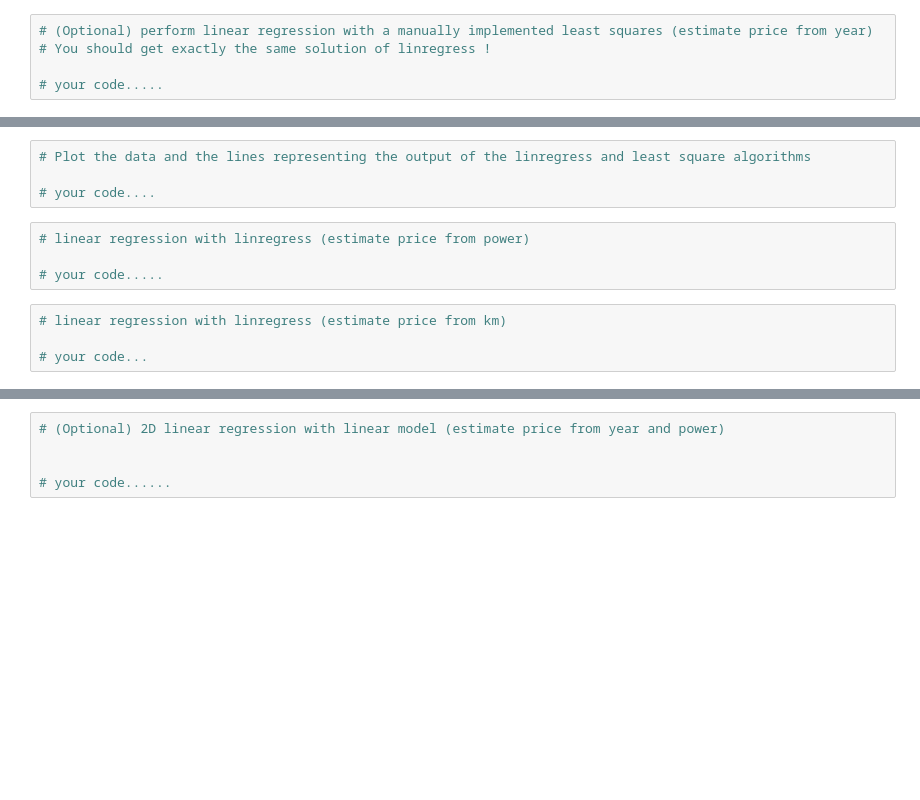
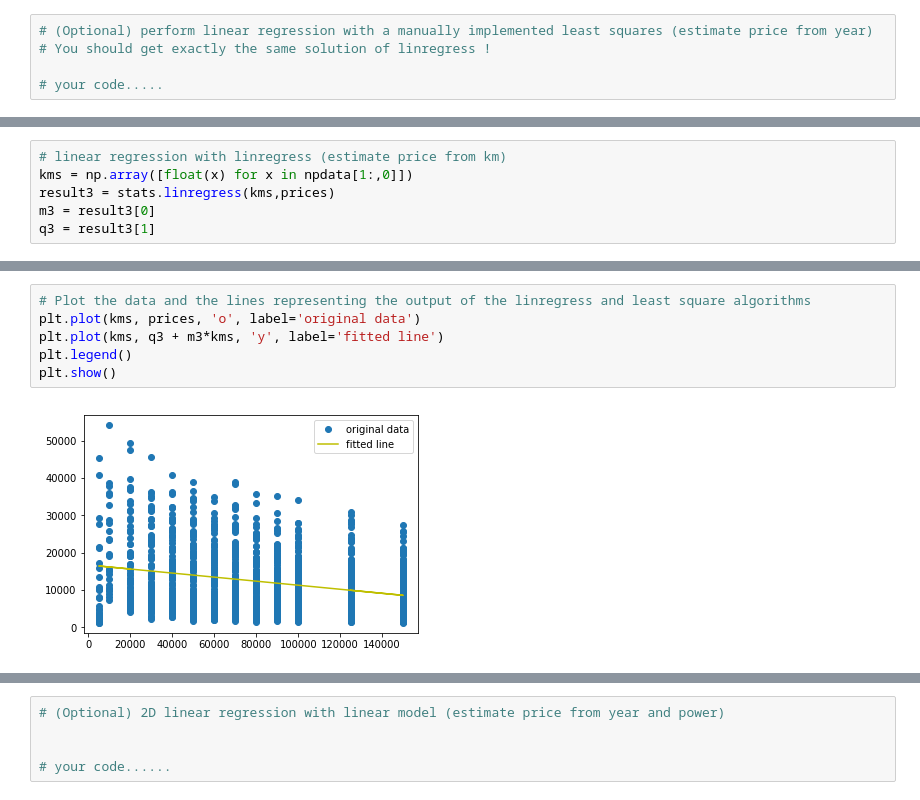
Before and after one commit to FilippoD99/MLlab, a Jupyter notebook: Lab 0 Intro to Python-20261020/Lab 0 assignment.ipynb, the cells around one changed output, grey strips where cells are left out. Drawn from its saved outputs; the diff is of its cells as text; blank space fills up the shorter version.

```diff
--- a/Lab 0 Intro to Python-20261020/Lab 0 assignment.ipynb
+++ b/Lab 0 Intro to Python-20261020/Lab 0 assignment.ipynb
@@ -50,0 +110,6 @@ You can make a simple 1D regression from each one of the parameters independentl
+# %%
+# linear regression with linregress (estimate price from km)
+kms = np.array([float(x) for x in npdata[1:,0]])
+result3 = stats.linregress(kms,prices)
+m3 = result3[0]
+q3 = result3[1]
@@ -51,15 +135,11 @@ You can make a simple 1D regression from each one of the parameters independentl
 # %%
 # Plot the data and the lines representing the output of the linregress and least square algorithms
-
-# your code....
+plt.plot(kms, prices, 'o', label='original data')
+plt.plot(kms, q3 + m3*kms, 'y', label='fitted line')
+plt.legend()
+plt.show()
+# %% [output]
+[figure, added]
-# %%
-# linear regression with linregress (estimate price from power)
-
-# your code.....
-# %%
-# linear regression with linregress (estimate price from km)
-
-# your code...
 # %%
 # Have a look at the correlation coefficients to see which of the 3 features works better
 
```
Also changed, not shown: parts of 8 cells of this notebook, 1 other file.
